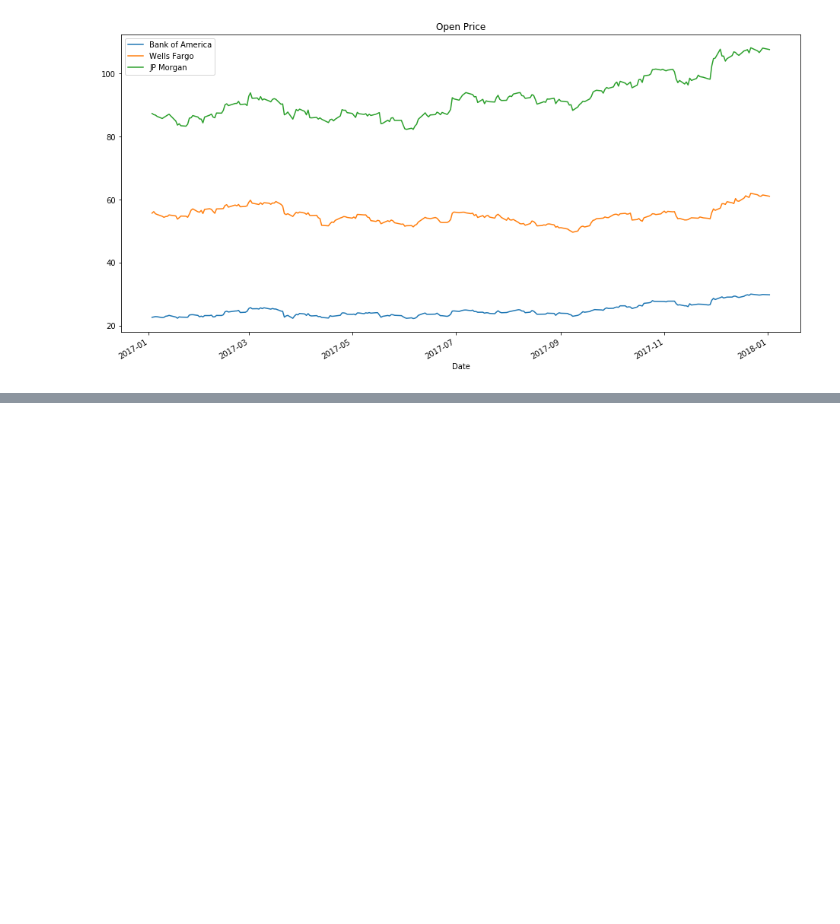
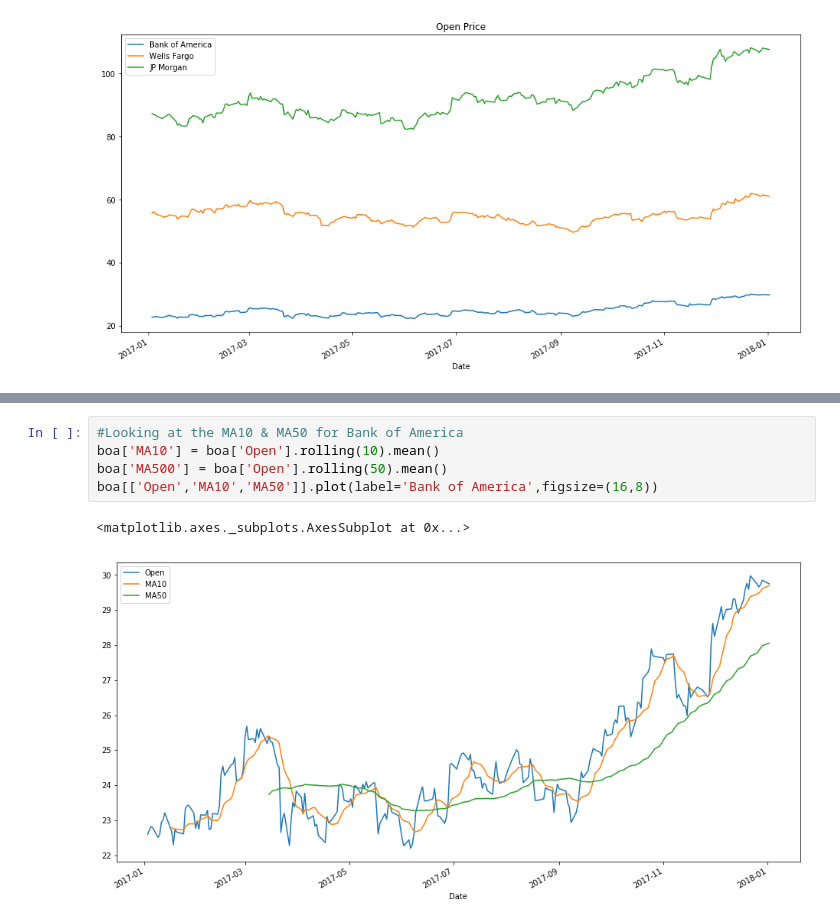
Before and after one commit to Afrochemist/Job_Portfolio, a Jupyter notebook: Python/Finance/Stock Analysis with Banks.ipynb, the cells around one changed output, grey strips where cells are left out. Cells and saved outputs as stored; diff of their text form; blank space fills up the shorter version.

```diff
--- a/Python/Finance/Stock Analysis with Banks.ipynb
+++ b/Python/Finance/Stock Analysis with Banks.ipynb
@@ -69,0 +73,8 @@ plt.legend()
+# %%
+#Looking at the MA10 & MA50 for Bank of America
+boa['MA10'] = boa['Open'].rolling(10).mean()
+boa['MA500'] = boa['Open'].rolling(50).mean()
+boa[['Open','MA10','MA50']].plot(label='Bank of America',figsize=(16,8))
+# %% [output]
+<matplotlib.axes._subplots.AxesSubplot at 0x...>
+[figure, added]
```
Also changed, not shown: parts of 14 cells of this notebook.
